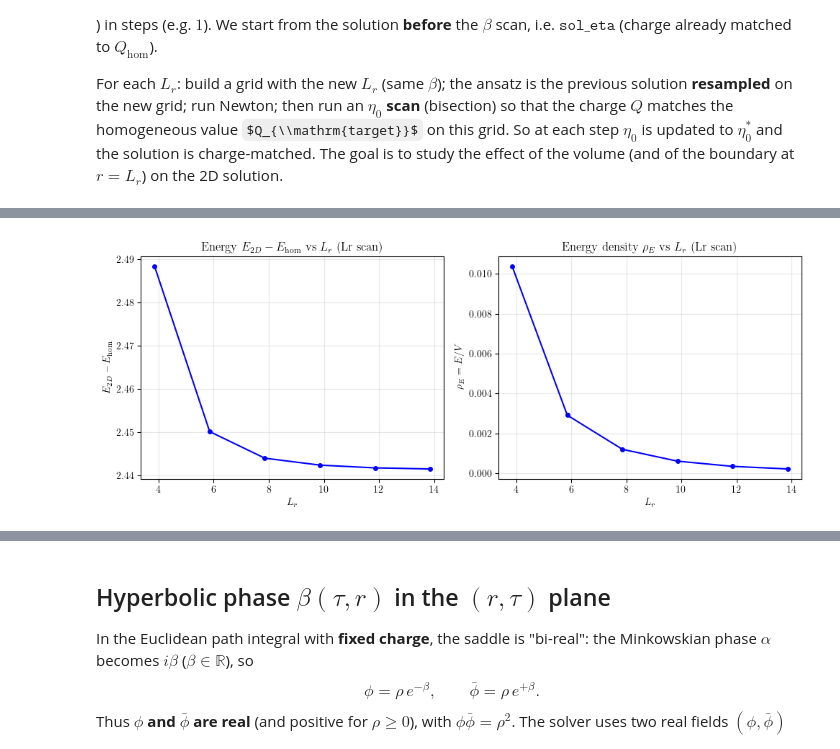
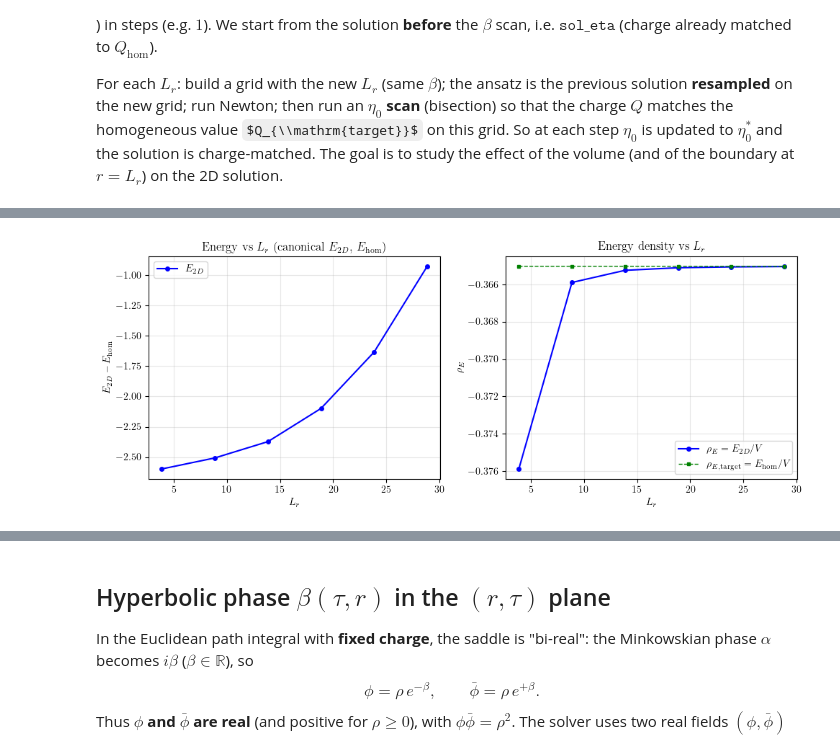
Before and after one commit to GiulioBarni/Qubble, a Jupyter notebook: Bubble_finder/notebooks/bubble_2D.ipynb, the cells around one changed output, grey strips where cells are left out. Saved outputs shown, nothing was run; the diff lists cells and outputs as text; code cells hidden in the pictures; some formulas as TeX source.

```diff
--- a/Bubble_finder/notebooks/bubble_2D.ipynb
+++ b/Bubble_finder/notebooks/bubble_2D.ipynb
@@ -1479,7 +1589,7 @@ settings_newton = Bubble2DSettings(
     Ntau=_ntau,
     Lr=grid_newton.dr * grid_newton.Nr,
     beta=beta_newton,
-    omega_ref=OMEGA,
+    omega_ref=OMEGA_TILDE,
     rho0=rho0_newton,
     rho0_bracket=(1.0, 1.15),
     newton_tol=1e-8,
@@ -2606,6 +2826,7 @@ from Bubble_finder.bounce2d import NewtonConvergenceError
 
 beta_start_down = 10.0   # partenza fissa a β=10
 beta_step_down = -0.5    # poi 9.5, 9, 8.5, ... fino a fallimento
+min_beta_down = 0.4      # scan decrescente si ferma qui: β non scende sotto questo valore
 d_eta_down = 0.02
 
 # Seed per β=10: da results_beta (punto con β più vicino a 10 o più piccolo) o da sol_eta
@@ -2648,7 +2869,7 @@ else:
 
     try:
         sol_newton_10 = solver_10.solve(x0_10, verbose=True, verbose_success_block=False)
-        tgt_10 = compute_targets_tau0_ghost(solver_10, subtract_background_charge=False, subtract_background_energy=True)
+        tgt_10 = compute_targets_tau0_ghost(solver_10, subtract_background_charge=False)
         eta_beta_down, sol_beta_down, _, dens_info_10 = eta_scan_at_beta(
             solver_10, eta_seed, sol_newton_10.x.copy(), float(tgt_10["Q"]), d_eta=d_eta_down, verbose=True
         )
@@ -2658,8 +2879,8 @@ else:
     else:
         _x0 = solver_10._zero_vec()
         _yh, _ybh = solver_10.unpack(_x0)
-        E_2d_0 = float(solver_10.compute_energy_tau0_ghost(sol_beta_down.y, sol_beta_down.ybar, subtract_background=False))
-        E_hom_0 = float(solver_10.compute_energy_tau0_ghost(_yh, _ybh, subtract_background=False))
+        E_2d_0 = float(solver_10.compute_energy_tau0_ghost(sol_beta_down.y, sol_beta_down.ybar))
+        E_hom_0 = float(solver_10.compute_energy_tau0_ghost(_yh, _ybh))
         results_beta_down = [
             {"beta": beta_start_down, "eta": eta_beta_down, "Q": float(sol_beta_down.Q_tau0.real),
              "E": float(sol_beta_down.E_tau0), "sol": sol_beta_down, "E_2d": E_2d_0, "E_hom": E_hom_0,
@@ -2667,7 +2888,7 @@ else:
         ]
         print(f"Punto iniziale β={beta_start_down}: η*={eta_beta_down:.6f}, E_2d/E_hom={E_2d_0/E_hom_0:.6f}")
 
-        # Loop: β decreases; use Δβ=-0.5 down to β=4, then Δβ=-0.1 for β<4 (until it breaks)
+        # Loop: β decreases; stop quando β ≤ min_beta_down (non scendere sotto 0.4)
         k = 0
         beta_curr = float(beta_start_down)
         while True:
@@ -2675,6 +2896,9 @@ else:
             beta_new = beta_curr + step_here
             if beta_new <= 0:
                 print("Raggiunto β ≤ 0, stop.")
+                break
+            if beta_new <= min_beta_down:
+                print(f"Raggiunto β_min = {min_beta_down}, stop (non scendere sotto).")
                 break
             ntau_new = compute_ntau_for_beta(beta_new, beta_ref_down, ntau_ref_down)
             print("")
@@ -2696,7 +2920,7 @@ else:
                 x0 = solver_b.pack(y_new, ybar_new)
 
                 sol_newton = solver_b.solve(x0, verbose=True, verbose_success_block=False)
-                tgt_b = compute_targets_tau0_ghost(solver_b, subtract_background_charge=False, subtract_background_energy=True)
+                tgt_b = compute_targets_tau0_ghost(solver_b, subtract_background_charge=False)
                 Q_target_this = float(tgt_b["Q"])
 
                 eta_beta_down, sol_beta_down, _, dens_info = eta_scan_at_beta(
@@ -2708,10 +2932,10 @@ else:
 
             Q_f = dens_info["Q"]
             E_ghost = dens_info["E"]
-            E_2d = float(solver_b.compute_energy_tau0_ghost(sol_beta_down.y, sol_beta_down.ybar, subtract_background=False))
+            E_2d = float(solver_b.compute_energy_tau0_ghost(sol_beta_down.y, sol_beta_down.ybar))
             x_bg_b = solver_b._zero_vec()
             y_hb, yb_hb = solver_b.unpack(x_bg_b)
-            E_hom = float(solver_b.compute_energy_tau0_ghost(y_hb, yb_hb, subtract_background=False))
+            E_hom = float(solver_b.compute_energy_tau0_ghost(y_hb, yb_hb))
 
             results_beta_down.append({
                 "beta": float(beta_new), "eta": eta_beta_down, "Q": Q_f, "E": E_ghost,
@@ -3077,31 +3494,37 @@ else:
 # %%
-# E and rho_E vs Lr from Lr scan
+# E and rho_E vs Lr from Lr scan (canonical energy, no background subtraction)
 if "results_lr" not in dir() or len(results_lr) == 0:
     print("No Lr scan results; run the Lr scan cell first.")
 else:
-    ok = [r for r in results_lr if r.get("success")]
+    ok = [r for r in results_lr if r.get("success") and ("E_raw" in r) and ("E_hom_raw" in r)]
     if not ok:
-        print("No successful Lr scan entries.")
+        print("No successful Lr scan entries with E_raw and E_hom_raw; re-run the Lr scan.")
     else:
         Lr_arr = np.array([r["Lr"] for r in ok])
-        E_arr = np.array([r["E"] for r in ok])
+        E_2d_arr = np.array([r["E_raw"] for r in ok], float)
+        E_hom_arr = np.array([r["E_hom_raw"] for r in ok], float)
         V_arr = (4.0 / 3.0) * np.pi * (Lr_arr**3)
-        rho_E_arr = E_arr / V_arr
+        rho_E_arr = E_2d_arr / V_arr
+        rho_E_target_arr = E_hom_arr / V_arr
 
         fig, (ax1, ax2) = plt.subplots(1, 2, figsize=(10, 4))
-        ax1.plot(Lr_arr, E_arr, "b-o", lw=1.5, ms=4)
+        ax1.plot(Lr_arr, E_2d_arr-E_hom_arr, "b-o", lw=1.5, ms=4, label=r"$E_{2D}$")
+        #ax1.plot(Lr_arr, E_hom_arr, "g--s", lw=1, ms=3, label=r"$E_{\rm hom}$")
         ax1.set_xlabel(r"$L_r$")
         ax1.set_ylabel(r"$E_{2D}-E_{\rm hom}$")
-        ax1.set_title(r"Energy $E_{2D}-E_{\rm hom}$ vs $L_r$ (Lr scan)")
+        ax1.set_title(r"Energy vs $L_r$ (canonical $E_{2D}$, $E_{\rm hom}$)")
+        ax1.legend(loc="best")
         ax1.grid(True, alpha=0.3)
 
-        ax2.plot(Lr_arr, rho_E_arr, "b-o", lw=1.5, ms=4)
+        ax2.plot(Lr_arr, rho_E_arr, "b-o", lw=1.5, ms=4, label=r"$\rho_E = E_{2D}/V$")
+        ax2.plot(Lr_arr, rho_E_target_arr, "g--s", lw=1, ms=3, label=r"$\rho_{E,\rm target} = E_{\rm hom}/V$")
         ax2.set_xlabel(r"$L_r$")
-        ax2.set_ylabel(r"$\rho_E = E/V$")
-        ax2.set_title(r"Energy density $\rho_E$ vs $L_r$ (Lr scan)")
+        ax2.set_ylabel(r"$\rho_E$")
+        ax2.set_title(r"Energy density vs $L_r$")
+        ax2.legend(loc="best")
         ax2.grid(True, alpha=0.3)
 
         fig.tight_layout()
         plt.show()
 # %% [output]
-[figure, old version]
+[figure, new version]
```
Also changed, not shown: parts of 52 cells of this notebook, 11 other files.
